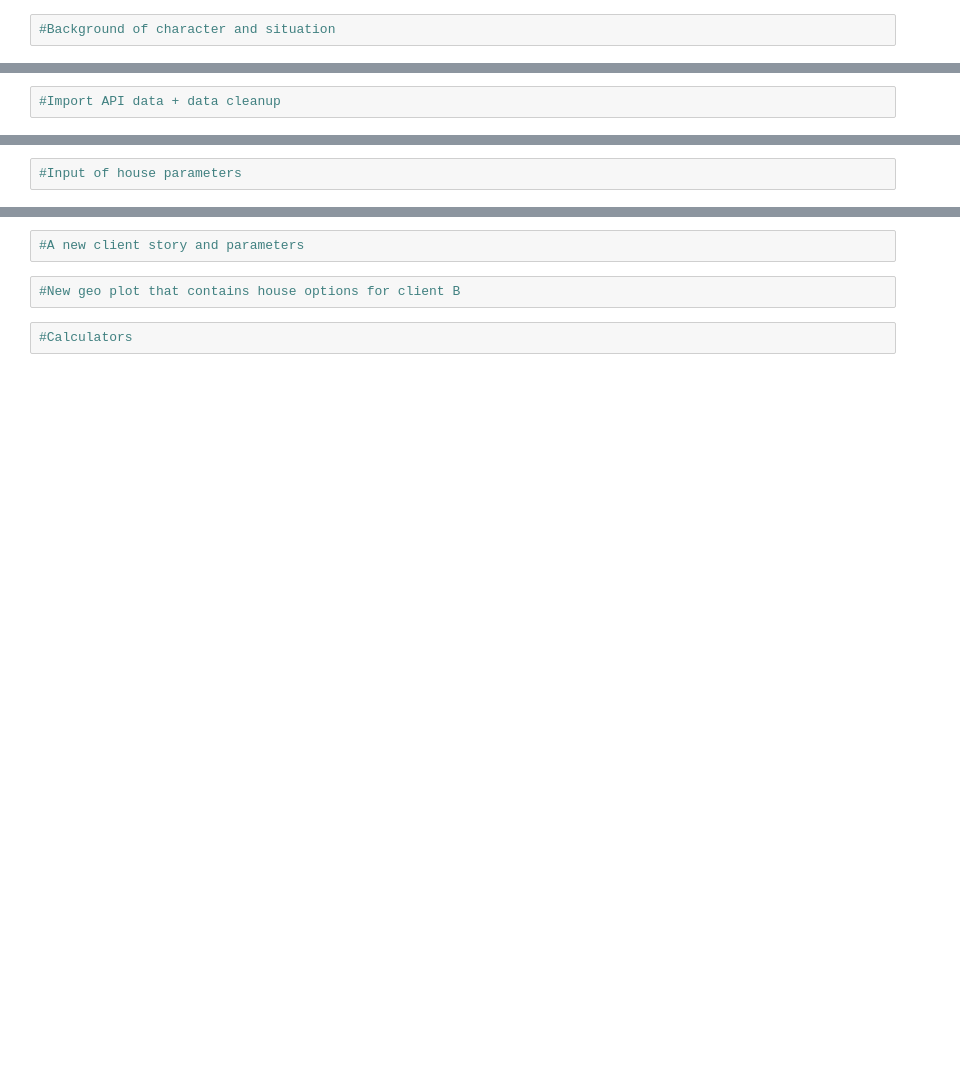
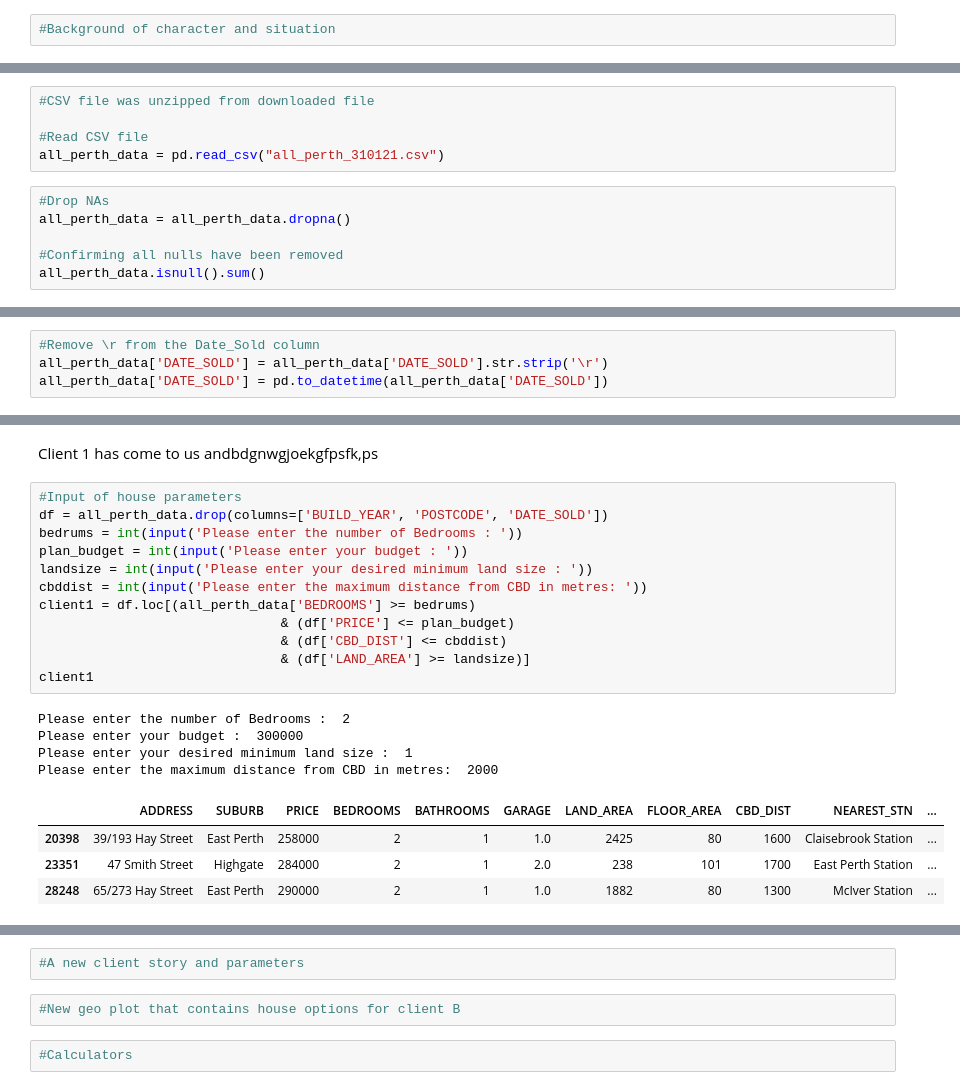
Before and after one commit to Swerdna14/Project-1-Group-1, a Jupyter notebook: project_masterfile.ipynb, the cells around one changed output, grey strips where cells are left out. Cells and saved outputs as stored; diff of their text form; blank space fills up the shorter version.

```diff
--- a/project_masterfile.ipynb
+++ b/project_masterfile.ipynb
@@ -5,2 +24,11 @@
 # %%
-#Import API data + data cleanup
+#CSV file was unzipped from downloaded file
+
+#Read CSV file
+all_perth_data = pd.read_csv("all_perth_310121.csv")
+# %%
+#Drop NAs
+all_perth_data = all_perth_data.dropna()
+
+#Confirming all nulls have been removed
+all_perth_data.isnull().sum()
@@ -6,0 +56,4 @@
+# %%
+#Remove \r from the Date_Sold column
+all_perth_data['DATE_SOLD'] = all_perth_data['DATE_SOLD'].str.strip('\r')
+all_perth_data['DATE_SOLD'] = pd.to_datetime(all_perth_data['DATE_SOLD'])
@@ -9,4 +110,25 @@
+# %% [markdown]
+Client 1 has come to us andbdgnwgjoekgfpsfk,ps
 # %%
 #Input of house parameters
+df = all_perth_data.drop(columns=['BUILD_YEAR', 'POSTCODE', 'DATE_SOLD'])
+bedrums = int(input('Please enter the number of Bedrooms : '))
+plan_budget = int(input('Please enter your budget : '))
+landsize = int(input('Please enter your desired minimum land size : '))
+cbddist = int(input('Please enter the maximum distance from CBD in metres: '))
+client1 = df.loc[(all_perth_data['BEDROOMS'] >= bedrums)
+                               & (df['PRICE'] <= plan_budget)
+                               & (df['CBD_DIST'] <= cbddist)
+                               & (df['LAND_AREA'] >= landsize)]
+client1
+# %% [output]
+Please enter the number of Bedrooms :  2
+Please enter your budget :  300000
+Please enter your desired minimum land size :  1
+Please enter the maximum distance from CBD in metres:  2000
+|  | ADDRESS | SUBURB | PRICE | BEDROOMS | BATHROOMS | GARAGE | LAND_AREA | FLOOR_AREA | CBD_DIST | NEAREST_STN | ... |
+| 20398 | 39/193 Hay Street | East Perth | 258000 | 2 | 1 | 1.0 | 2425 | 80 | 1600 | Claisebrook Station | ... |
+| 23351 | 47 Smith Street | Highgate | 284000 | 2 | 1 | 2.0 | 238 | 101 | 1700 | East Perth Station | ... |
+| 28248 | 65/273 Hay Street | East Perth | 290000 | 2 | 1 | 1.0 | 1882 | 80 | 1300 | McIver Station | ... |
 # %%
 #Another map to show the options
```
Also changed, not shown: parts of 17 cells of this notebook.
